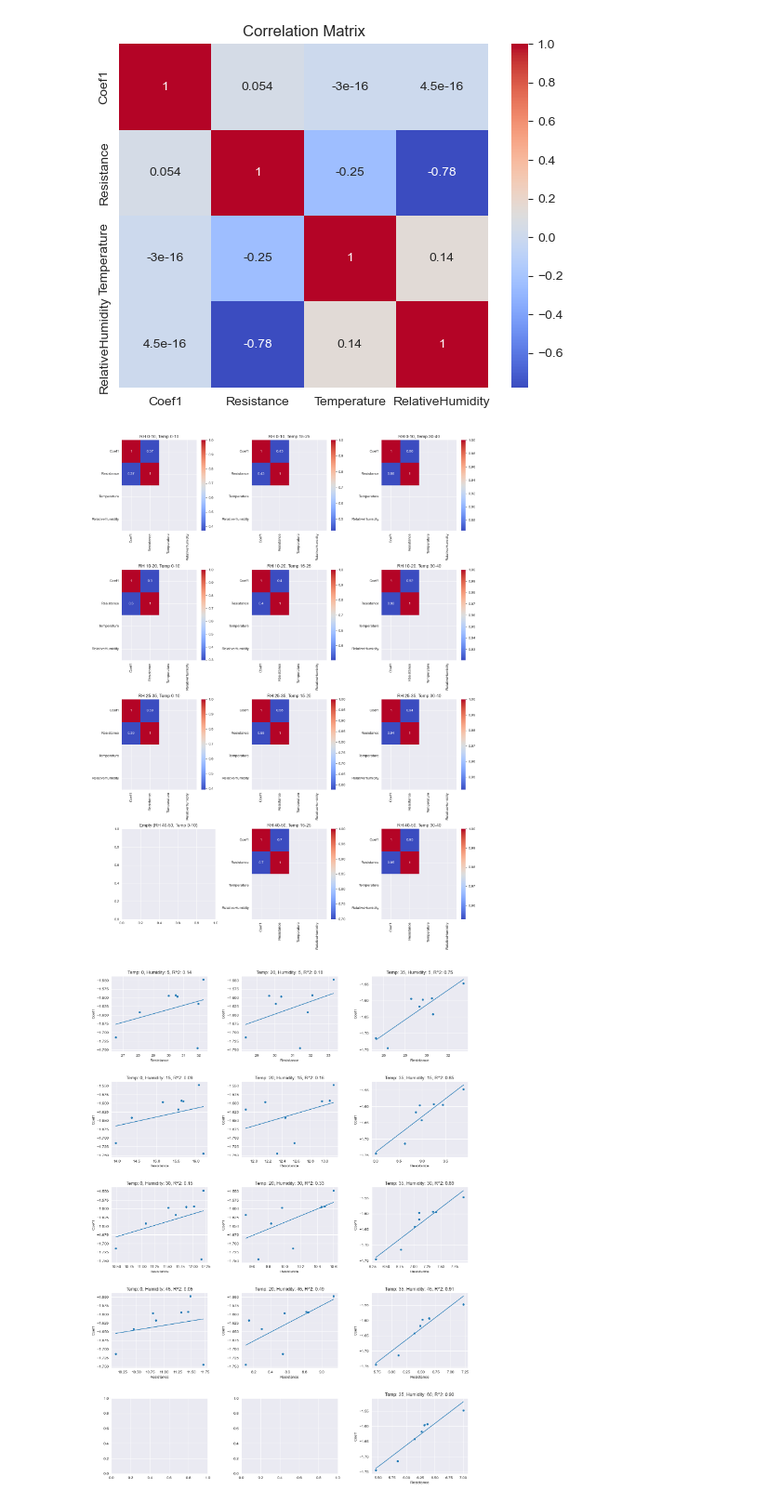
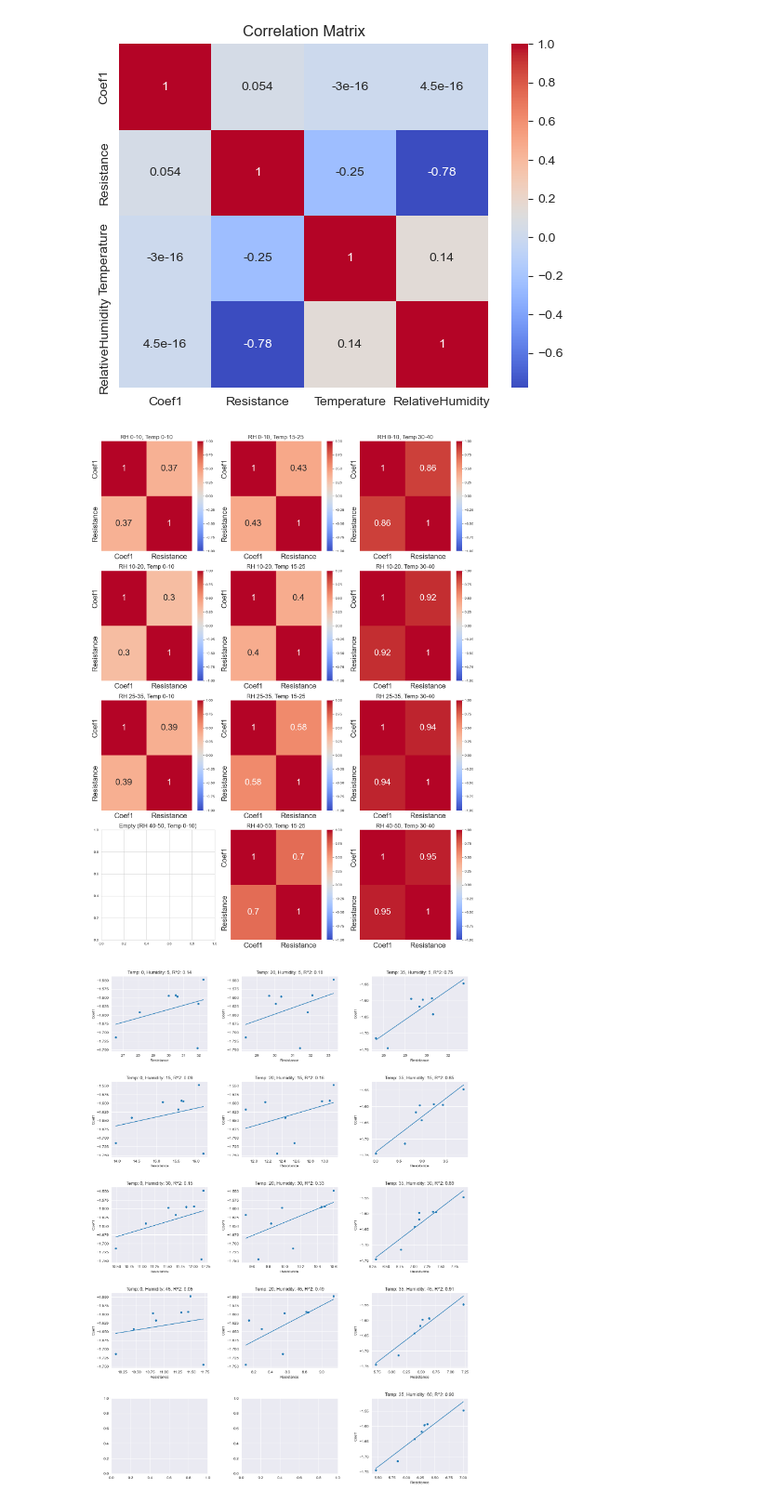
Before and after one commit to Coopsims/MethaneDataScience, a Jupyter notebook: Ben's Analysis/InteractionbetweenV0andEq.ipynb, the cells around one changed output. Shown at 93% size. Drawn from its saved outputs; the diff is of its cells as text; code cells hidden in the pictures.

```diff
--- a/Ben's Analysis/InteractionbetweenV0andEq.ipynb
+++ b/Ben's Analysis/InteractionbetweenV0andEq.ipynb
@@ -118,46 +118,56 @@ import matplotlib.pyplot as plt
 import seaborn as sns
 
 # Compute the correlation matrix
+
 corr_matrix = df_combined.corr()
 
 # Generate a heatmap using Seaborn
 sns.heatmap(corr_matrix, annot=True, cmap='coolwarm')
 plt.title('Correlation Matrix')
 plt.show()
 
 # Define the relative humidity ranges
 rh_ranges = [(0, 10),(10,20), (25, 35), (40, 50)]
 temp_ranges = [(0, 10), (15, 25), (30, 40)]
 
-# Create a 5x3 grid for subplots
+# Create a 4x3 grid for subplots
 fig, axes = plt.subplots(4, 3, figsize=(15, 20))
 
 # Loop over each relative humidity and temperature range
 for i, (rh_min, rh_max) in enumerate(rh_ranges):
     for j, (temp_min, temp_max) in enumerate(temp_ranges):
-
         ax = axes[i, j]
 
-        subset = df_combined[(df_combined['RelativeHumidity'] >= rh_min) & (df_combined['RelativeHumidity'] <= rh_max) &
-                             (df_combined['Temperature'] >= temp_min) & (df_combined['Temperature'] <= temp_max)]
+        # Filter data based on humidity and temperature ranges
+        subset = df_combined[(df_combined['RelativeHumidity'] >= rh_min) &
+                             (df_combined['RelativeHumidity'] <= rh_max) &
+                             (df_combined['Temperature'] >= temp_min) &
+                             (df_combined['Temperature'] <= temp_max)]
+
+        # Drop 'Temperature' and 'RelativeHumidity' from the subset
+        subset_dropped = subset.drop(['Temperature', 'RelativeHumidity'], axis=1)
 
         # Skip if the subset is empty
         if subset.empty:
-            ax.set_title(f'Empty (RH {rh_min}-{rh_max}, Temp {temp_min}-{temp_max})')
+            ax.set_title(f'Empty (RH {rh_min}-{rh_max}, Temp {temp_min}-{temp_max})',fontsize=16)
             continue
 
         # Compute the correlation matrix within this subset
-        corr_matrix = subset.corr()
+        corr_matrix = subset_dropped.corr()
 
         # Generate a heatmap using Seaborn on the current subplot axis
-        sns.heatmap(corr_matrix, annot=True, cmap='coolwarm', ax=ax)
-        ax.set_title(f'RH {rh_min}-{rh_max}, Temp {temp_min}-{temp_max}')
+        sns.heatmap(corr_matrix, annot=True, cmap='coolwarm', ax=ax, annot_kws={"size": 24}, vmin=-1, vmax=1)
+
+        # Increase the size of axis tick labels
+        ax.tick_params(axis='x', labelsize=20)
+        ax.tick_params(axis='y', labelsize=20)
+        ax.set_title(f'RH {rh_min}-{rh_max}, Temp {temp_min}-{temp_max}',fontsize=16)
 
 plt.tight_layout()
 plt.show()
 # %% [output]
 [figure]
-[figure, old version]
+[figure, new version]
 # %%
 from sklearn.linear_model import LinearRegression
 from sklearn.metrics import mean_squared_error, r2_score
```
